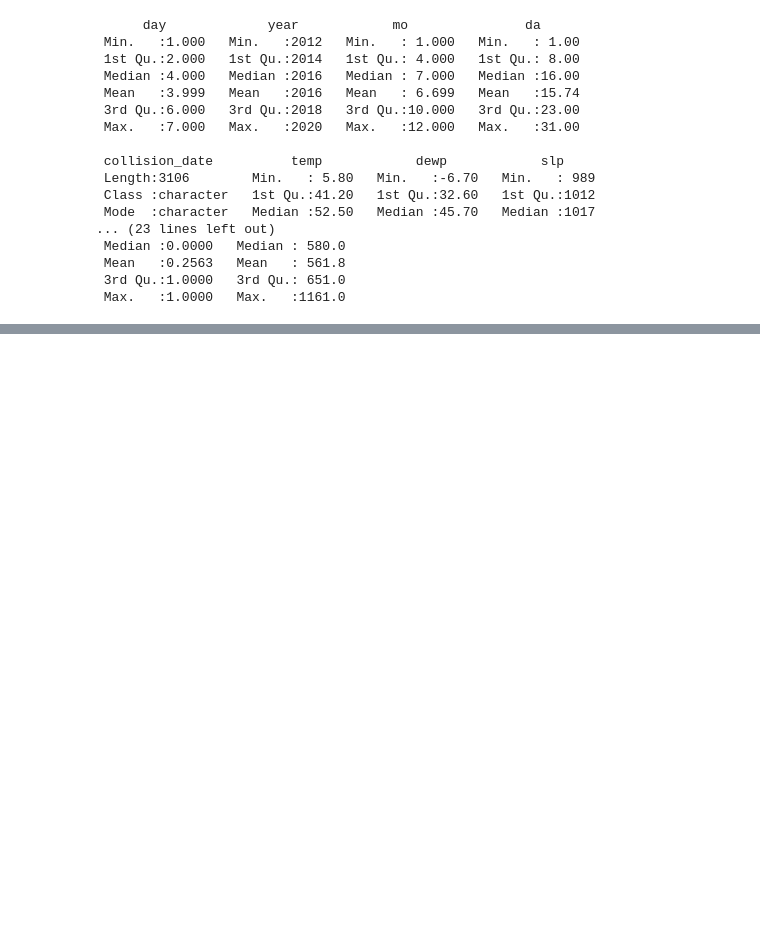
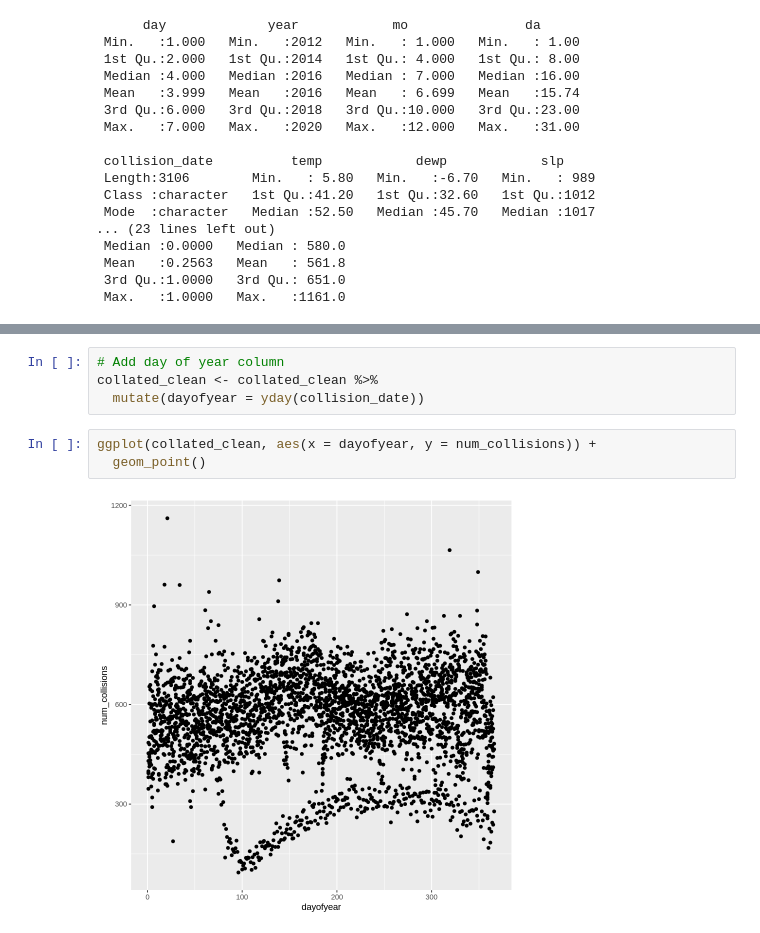
Before and after one commit to AaronM44/DAOTW-Assignment-1, a Jupyter notebook: Assignment1.ipynb, the cells around one changed output, grey strips where cells are left out. Saved outputs shown, nothing was run; the diff lists cells and outputs as text; blank space fills up the shorter version.

```diff
--- a/Assignment1.ipynb
+++ b/Assignment1.ipynb
@@ -142,0 +195,9 @@ Median: 580
+# %%
+# Add day of year column
+collated_clean <- collated_clean %>%
+  mutate(dayofyear = yday(collision_date))
+# %%
+ggplot(collated_clean, aes(x = dayofyear, y = num_collisions)) +
+  geom_point()
+# %% [output]
+[figure, added]
```
Also changed, not shown: parts of 97 cells of this notebook.
